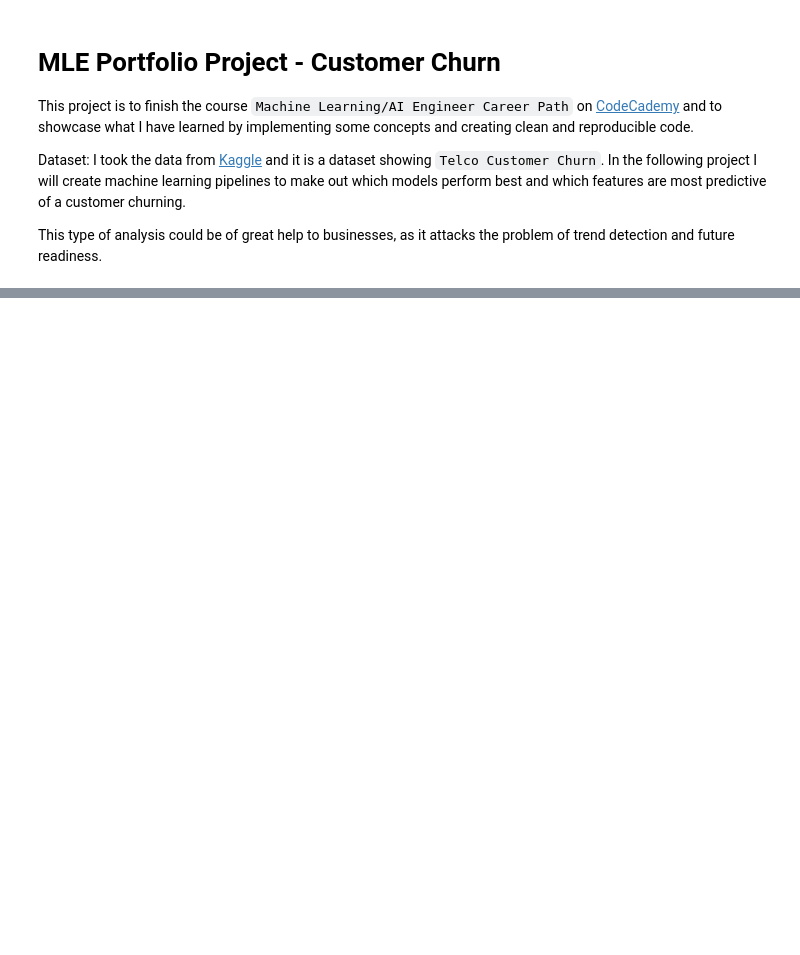
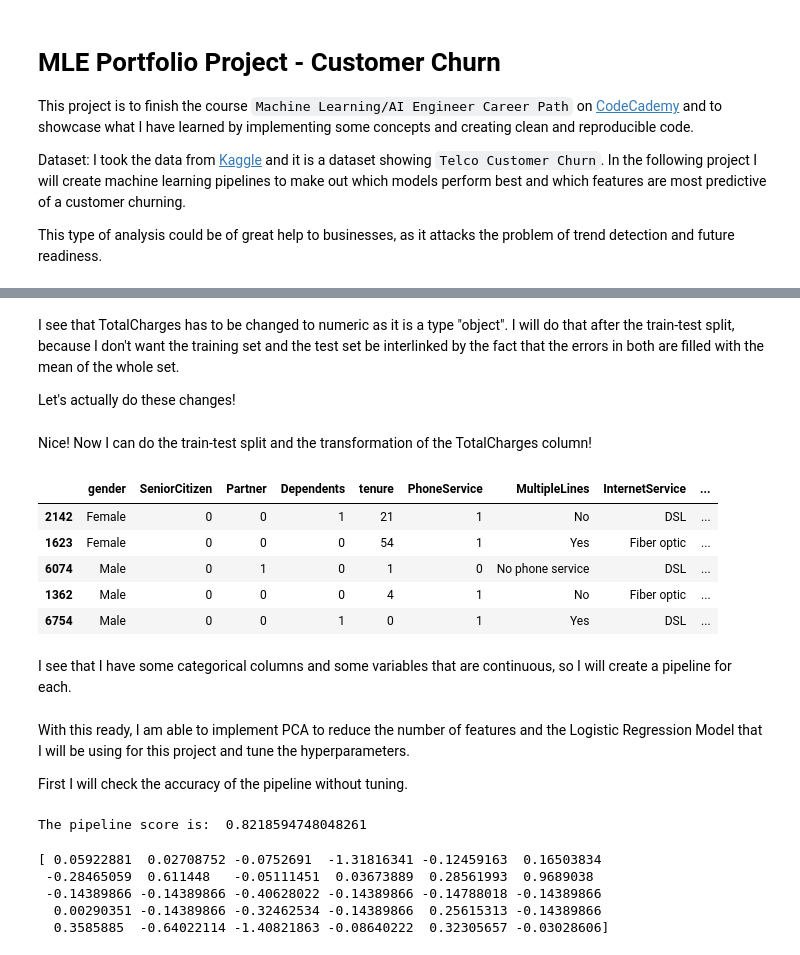
Before and after one commit to DavidM199/MLE_Portfolio_Project, a Jupyter notebook: portfolio_project.ipynb, the cells around one changed output, grey strips where cells are left out. Saved outputs shown, nothing was run; the diff lists cells and outputs as text; code cells hidden in the pictures; blank space fills up the shorter version.

Commit message:
started work on machine learning model

```diff
--- a/portfolio_project.ipynb
+++ b/portfolio_project.ipynb
@@ -21,0 +58,32 @@ from sklearn.decomposition import PCA
+# %% [markdown]
+I see that TotalCharges has to be changed to numeric as it is a type "object". I will do that after the train-test split, because I don't want the training set and the test set be interlinked by the fact that the errors in both are filled with the mean of the whole set.
+
+Let's actually do these changes!
+# %%
+df_churn = churn_df.drop(['customerID'], axis=1)
+df_churn["Partner"] = df_churn["Partner"].map({"Yes": 1, "No": 0})
+df_churn["Dependents"] = df_churn["Dependents"].map({"Yes": 1, "No": 0})
+df_churn["PhoneService"] = df_churn["PhoneService"].map({"Yes": 1, "No": 0})
+df_churn["PaperlessBilling"] = df_churn["PaperlessBilling"].map({"Yes": 1, "No": 0})
+df_churn["Churn"] = df_churn["Churn"].map({"Yes": 1, "No": 0})
+# %% [markdown]
+Nice! Now I can do the train-test split and the transformation of the TotalCharges column!
+# %%
+X = df_churn.drop(['Churn'], axis=1)
+y = df_churn['Churn']
+
+X_train, X_test, y_train, y_test = train_test_split(X, y, test_size=0.2, random_state=42)
+
+X_train["TotalCharges"] = pd.to_numeric(X_train["TotalCharges"], errors='coerce')
+X_test["TotalCharges"] = pd.to_numeric(X_test["TotalCharges"], errors='coerce')
+
+X_train.head()
+# %% [output]
+|  | gender | SeniorCitizen | Partner | Dependents | tenure | PhoneService | MultipleLines | InternetService | ... |
+| 2142 | Female | 0 | 0 | 1 | 21 | 1 | No | DSL | ... |
+| 1623 | Female | 0 | 0 | 0 | 54 | 1 | Yes | Fiber optic | ... |
+| 6074 | Male | 0 | 1 | 0 | 1 | 0 | No phone service | DSL | ... |
+| 1362 | Male | 0 | 0 | 0 | 4 | 1 | No | Fiber optic | ... |
+| 6754 | Male | 0 | 0 | 1 | 0 | 1 | Yes | DSL | ... |
+# %% [markdown]
+I see that I have some categorical columns and some variables that are continuous, so I will create a pipeline for each.
@@ -21,0 +101,20 @@ from sklearn.decomposition import PCA
+# %% [markdown]
+With this ready, I am able to implement PCA to reduce the number of features and the Logistic Regression Model that I will be using for this project and tune the hyperparameters.
+
+First I will check the accuracy of the pipeline without tuning.
+# %%
+pipeline = Pipeline(steps=[('preprocessor', preprocessor),('classifier', LogisticRegression(max_iter = 1000))])
+
+pipeline.fit(X_train, y_train)
+pipeline_score = pipeline.score(X_test, y_test)
+print("The pipeline score is: ", pipeline_score)
+# %% [output]
+The pipeline score is:  0.8218594748048261
+# %%
+print( pipeline.named_steps['classifier'].coef_[0])
+# %% [output]
+[ 0.05922881  0.02708752 -0.0752691  -1.31816341 -0.12459163  0.16503834
+ -0.28465059  0.611448   -0.05111451  0.03673889  0.28561993  0.9689038
+ -0.14389866 -0.14389866 -0.40628022 -0.14389866 -0.14788018 -0.14389866
+  0.00290351 -0.14389866 -0.32462534 -0.14389866  0.25615313 -0.14389866
+  0.3585885  -0.64022114 -1.40821863 -0.08640222  0.32305657 -0.03028606]
```
Also changed, not shown: parts of 18 cells of this notebook.
